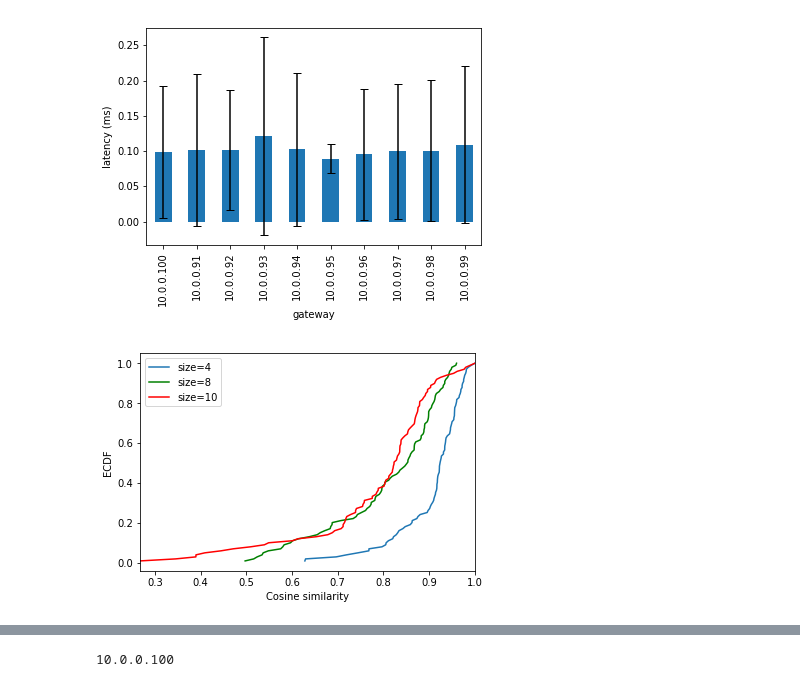
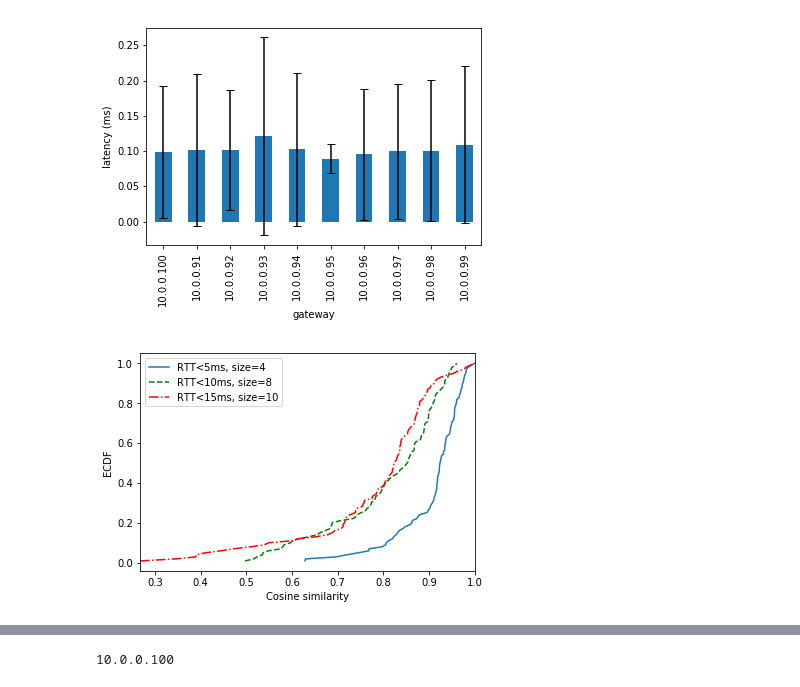
Before and after one commit to khulan8824/mn, a Jupyter notebook: log.ipynb, the cells around one changed output, grey strips where cells are left out. Drawn from its saved outputs; the diff is of its cells as text; code cells hidden in the pictures.

```diff
--- a/log.ipynb
+++ b/log.ipynb
@@ -153,29 +154,29 @@ plt.show()
 # %%
 def getECDF2(df, name):
     """Helper function that caclulates the ECDF of a dataframe"""
     df = df[name].value_counts()
     ecdf = df.sort_index().cumsum()*1./df.sum()
     return ecdf
 
 headers = ['round', 'size=4','size=8','size=10']
 size = pd.read_csv('size.csv', sep=',')
 size.columns = headers
 size = size.set_index(size['round'])
 
 styles=['-', ':', '--','-.']
 
-getECDF2(size, 'size=4').plot()
-getECDF2(size, 'size=8').plot(color='green')
-getECDF2(size, 'size=10').plot(color='red')
+getECDF2(size, 'size=4').plot(style=styles[0])
+getECDF2(size, 'size=8').plot(color='green',style=styles[2])
+getECDF2(size, 'size=10').plot(color='red',style=styles[3])
 
 
 
-plt.legend(['size=4','size=8','size=10'])
+plt.legend(['RTT<5ms, size=4','RTT<10ms, size=8','RTT<15ms, size=10'])
 plt.xlabel('Cosine similarity')
 plt.ylabel('ECDF')
 plt.show()
 # %% [output]
-[figure, old version]
+[figure, new version]
 # %%
 #data = read_gw_table("cpu_bw/gw_change/gw_change1")
 #data =data.query('gateway == "10.0.0.93"')
```
Also changed, not shown: parts of 22 cells of this notebook.
